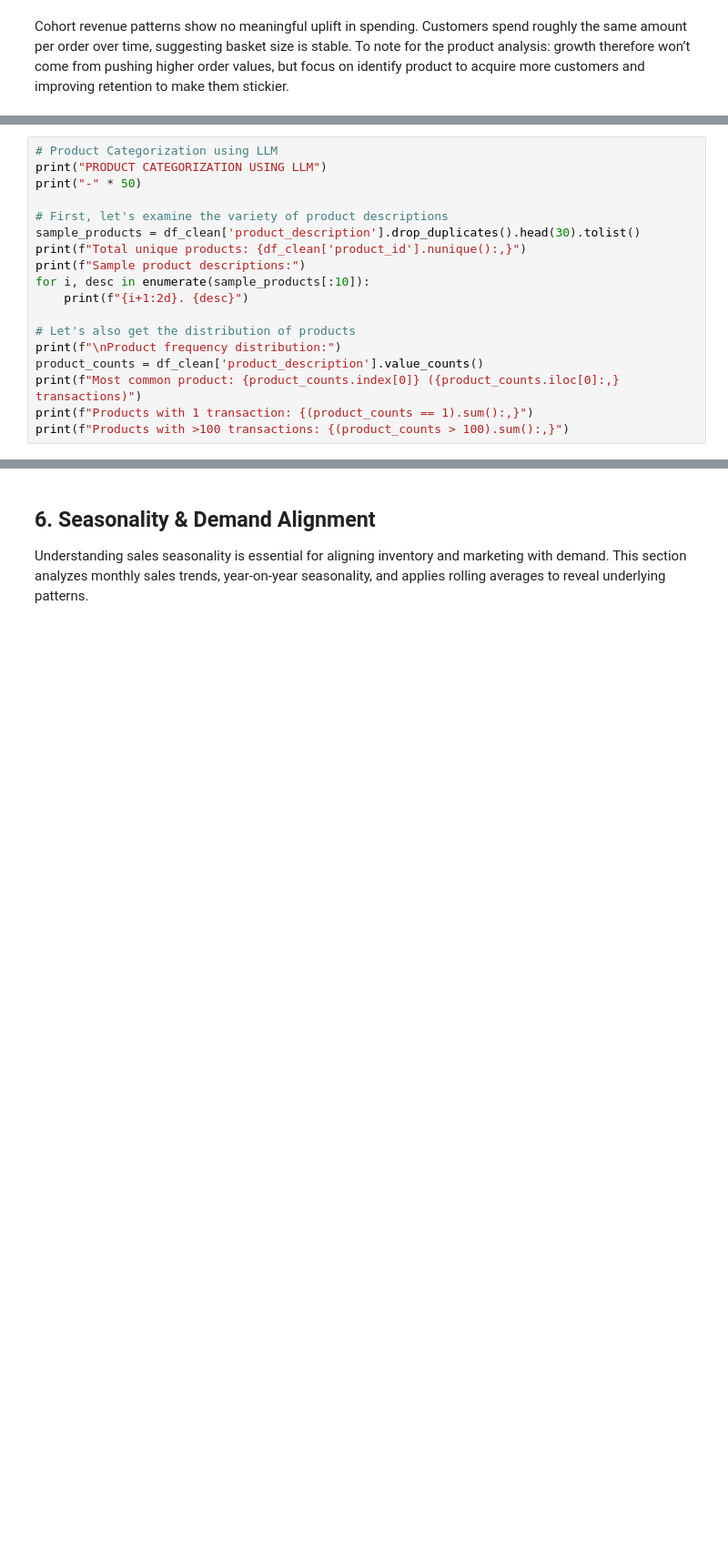
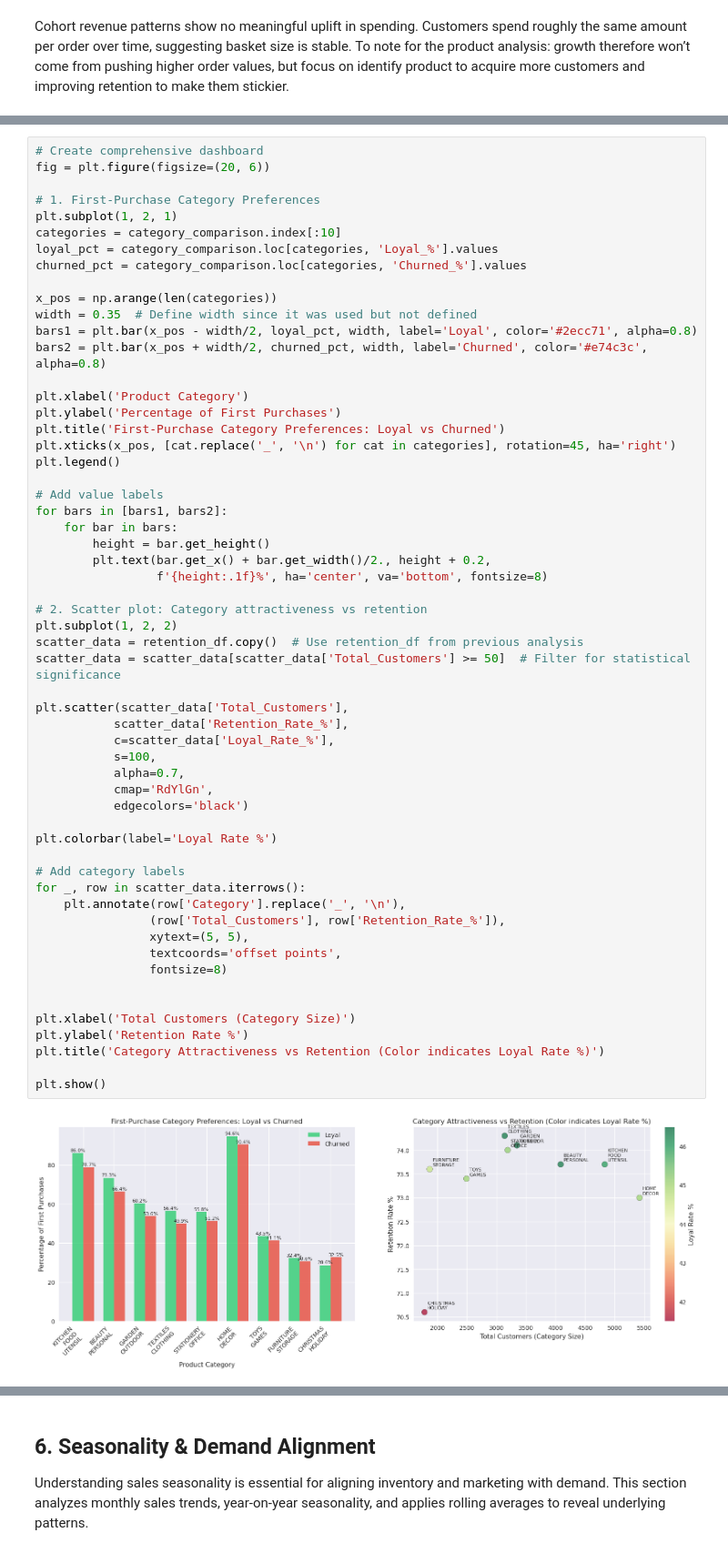
Before and after one commit to esemsc-rap24/retail-forecast-retention, a Jupyter notebook: retail_business_analysis.ipynb, the cells around one changed output, grey strips where cells are left out. Shown at 91% size. Drawn from its saved outputs; the diff is of its cells as text; blank space fills up the shorter version.

```diff
--- a/retail_business_analysis.ipynb
+++ b/retail_business_analysis.ipynb
@@ -1527,18 +1268,0 @@ print(f"\\n🎉 Ready for advanced category-based business analysis!")
-# %%
-# Product Categorization using LLM
-print("PRODUCT CATEGORIZATION USING LLM")
-print("-" * 50)
-
-# First, let's examine the variety of product descriptions
-sample_products = df_clean['product_description'].drop_duplicates().head(30).tolist()
-print(f"Total unique products: {df_clean['product_id'].nunique():,}")
-print(f"Sample product descriptions:")
-for i, desc in enumerate(sample_products[:10]):
-    print(f"{i+1:2d}. {desc}")
-
-# Let's also get the distribution of products
-print(f"\nProduct frequency distribution:")
-product_counts = df_clean['product_description'].value_counts()
-print(f"Most common product: {product_counts.index[0]} ({product_counts.iloc[0]:,} transactions)")
-print(f"Products with 1 transaction: {(product_counts == 1).sum():,}")
-print(f"Products with >100 transactions: {(product_counts > 100).sum():,}")
@@ -2234,0 +1515,59 @@ Revenue pressure links to product contraction: assortment shrank, and some high-
+# %%
+# Create comprehensive dashboard
+fig = plt.figure(figsize=(20, 6))
+
+# 1. First-Purchase Category Preferences
+plt.subplot(1, 2, 1)
+categories = category_comparison.index[:10]
+loyal_pct = category_comparison.loc[categories, 'Loyal_%'].values
+churned_pct = category_comparison.loc[categories, 'Churned_%'].values
+
+x_pos = np.arange(len(categories))
+width = 0.35  # Define width since it was used but not defined
+bars1 = plt.bar(x_pos - width/2, loyal_pct, width, label='Loyal', color='#2ecc71', alpha=0.8)
+bars2 = plt.bar(x_pos + width/2, churned_pct, width, label='Churned', color='#e74c3c', alpha=0.8)
+
+plt.xlabel('Product Category')
+plt.ylabel('Percentage of First Purchases')
+plt.title('First-Purchase Category Preferences: Loyal vs Churned')
+plt.xticks(x_pos, [cat.replace('_', '\n') for cat in categories], rotation=45, ha='right')
+plt.legend()
+
+# Add value labels
+for bars in [bars1, bars2]:
+    for bar in bars:
+        height = bar.get_height()
+        plt.text(bar.get_x() + bar.get_width()/2., height + 0.2,
+                 f'{height:.1f}%', ha='center', va='bottom', fontsize=8)
+
+# 2. Scatter plot: Category attractiveness vs retention
+plt.subplot(1, 2, 2)
+scatter_data = retention_df.copy()  # Use retention_df from previous analysis
+scatter_data = scatter_data[scatter_data['Total_Customers'] >= 50]  # Filter for statistical significance
+
+plt.scatter(scatter_data['Total_Customers'],
+           scatter_data['Retention_Rate_%'],
+           c=scatter_data['Loyal_Rate_%'],
+           s=100,
+           alpha=0.7,
+           cmap='RdYlGn',
+           edgecolors='black')
+
+plt.colorbar(label='Loyal Rate %')
+
+# Add category labels
+for _, row in scatter_data.iterrows():
+    plt.annotate(row['Category'].replace('_', '\n'),
+                (row['Total_Customers'], row['Retention_Rate_%']),
+                xytext=(5, 5),
+                textcoords='offset points',
+                fontsize=8)
+
+
+plt.xlabel('Total Customers (Category Size)')
+plt.ylabel('Retention Rate %')
+plt.title('Category Attractiveness vs Retention (Color indicates Loyal Rate %)')
+
+plt.show()
+# %% [output]
+[figure, added]
```
Also changed, not shown: parts of 58 cells of this notebook, 1 other file.
